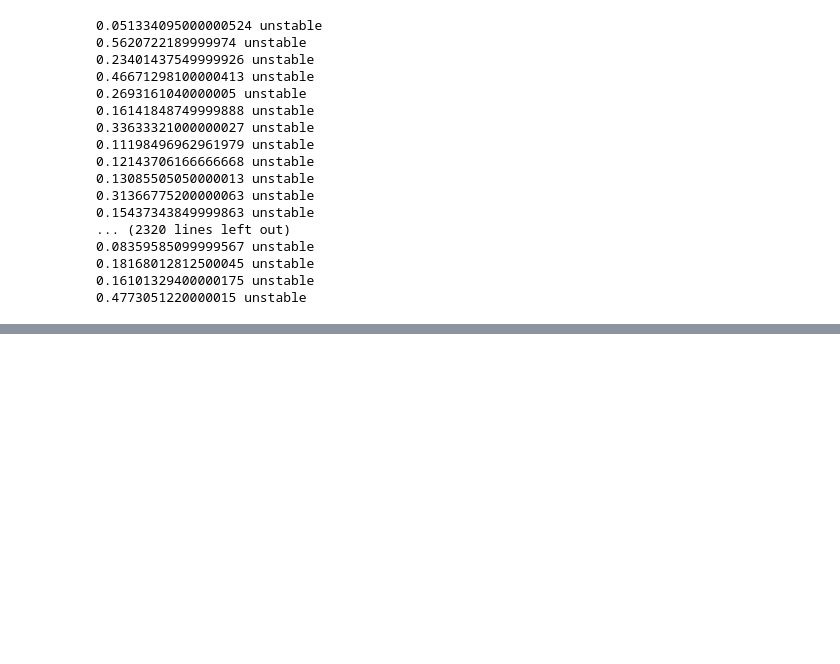
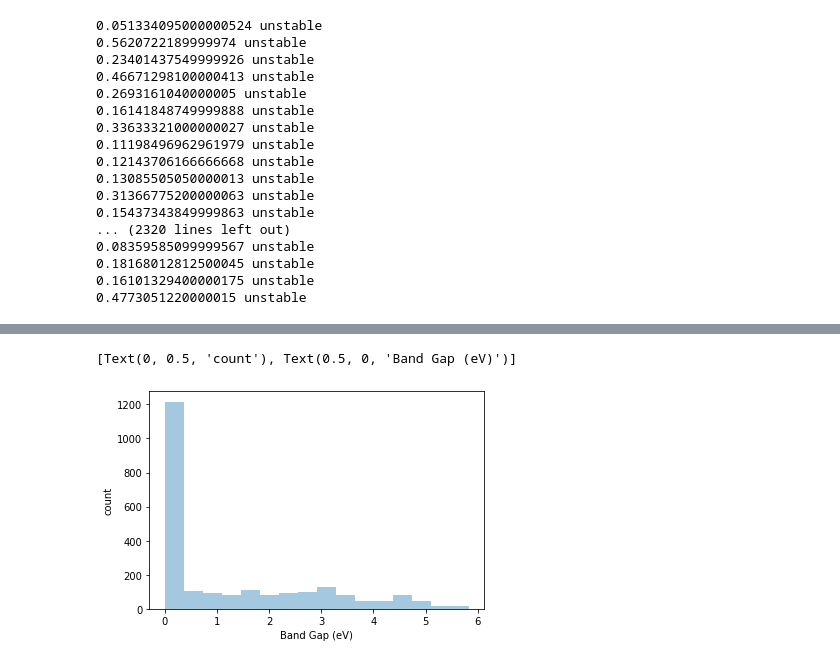
Before and after one commit to rramji/NANO_281, a Jupyter notebook: nano281-lab1-Robert-Ramji.ipynb, the cells around one changed output, grey strips where cells are left out. Saved outputs shown, nothing was run; the diff lists cells and outputs as text; code cells hidden in the pictures; blank space fills up the shorter version.

```diff
--- a/nano281-lab1-Robert-Ramji.ipynb
+++ b/nano281-lab1-Robert-Ramji.ipynb
@@ -343,0 +379,7 @@ mats_df_updated['metallicity'] = metallicity
+# %%
+bg_plot = sns.distplot(mats_df_updated["band_gap"], kde=False)
+bg_plot.set(xlabel = 'Band Gap (eV)',
+          ylabel = 'count')
+# %% [output]
+[Text(0, 0.5, 'count'), Text(0.5, 0, 'Band Gap (eV)')]
+[figure, added]
```
Also changed, not shown: parts of 28 cells of this notebook, 1 other file.
